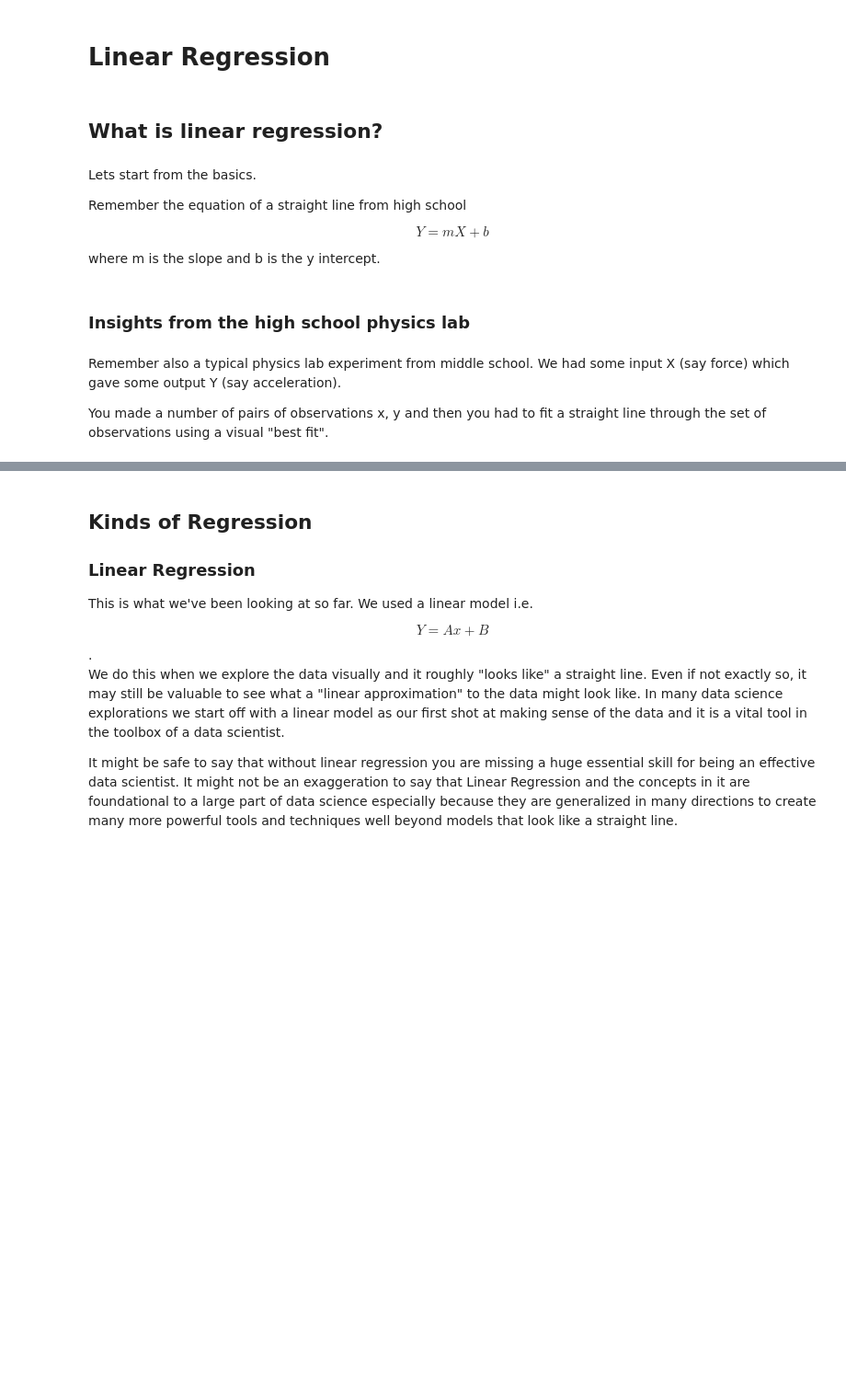
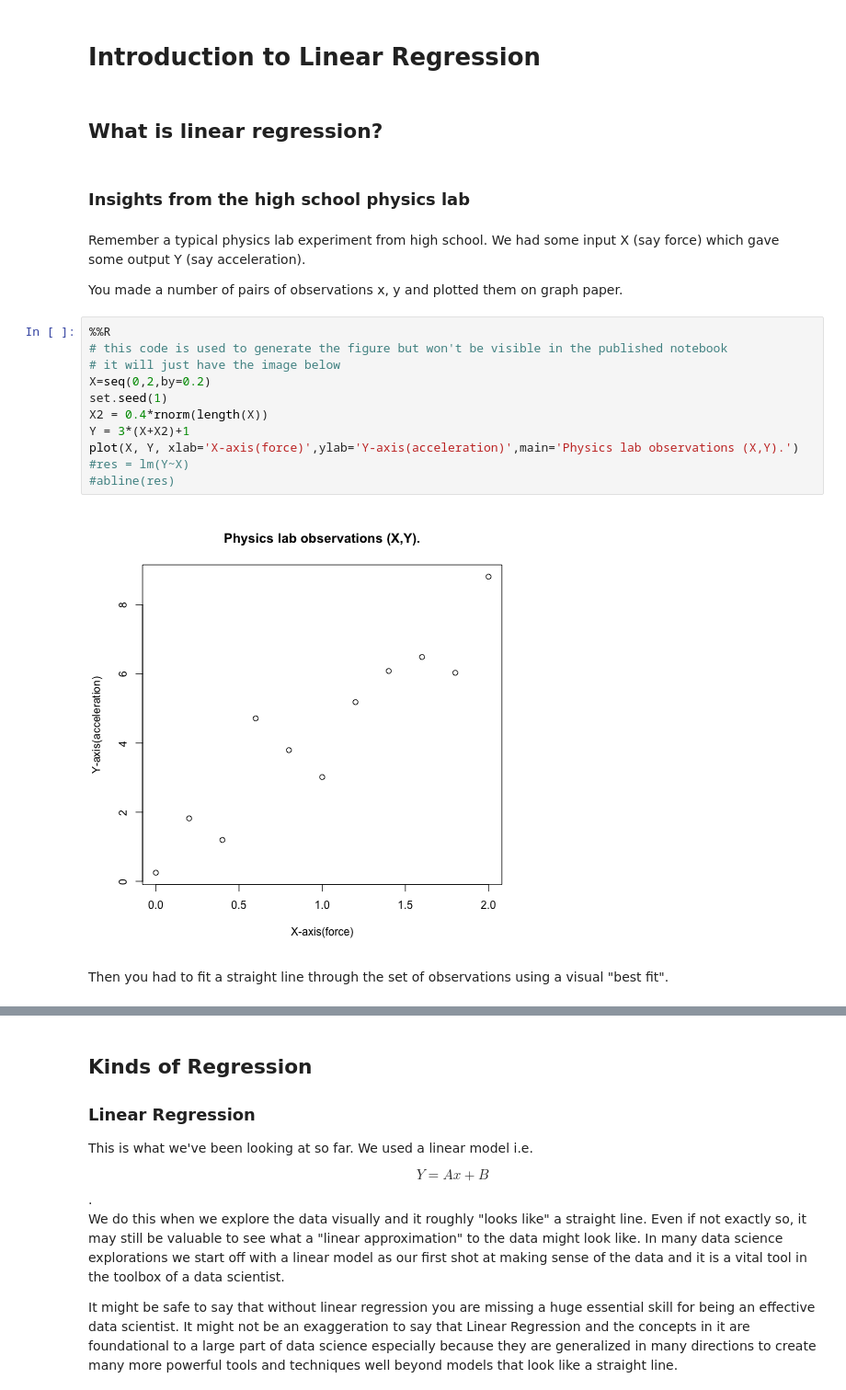
Before and after one commit to nborwankar/opendatasci, a Jupyter notebook: notebooks/Introduction to Linear Regression.ipynb, the cells around one changed output, grey strips where cells are left out. Shown at 92% size. Cells and saved outputs as stored; diff of their text form; blank space fills up the shorter version.

```diff
--- a/notebooks/Introduction to Linear Regression.ipynb
+++ b/notebooks/Introduction to Linear Regression.ipynb
@@ -1,23 +1,30 @@
 # %% [markdown]
-# Linear Regression
+Introduction to Linear Regression
+=================================
 # %% [markdown]
 What is linear regression?
 --------------------------
-# %% [markdown]
-Lets start from the basics.
-
-Remember the equation of a straight line from high school
-
-$$Y = mX + b$$
-
-where m is the slope and b is the y intercept.
 # %% [markdown]
 ### Insights from the high school physics lab
 # %% [markdown]
-Remember also a typical physics lab experiment from middle school. We had some input X (say force) which gave some output Y (say acceleration).
+Remember a typical physics lab experiment from high school. We had some input X (say force) which gave some output Y (say acceleration).
 
-You made a number of pairs of observations x, y and then you had to fit a straight line through the set of observations using a visual
-"best fit".
+You made a number of pairs of observations x, y and plotted them on graph paper.
+# %%
+%%R
+# this code is used to generate the figure but won't be visible in the published notebook
+# it will just have the image below
+X=seq(0,2,by=0.2)
+set.seed(1)
+X2 = 0.4*rnorm(length(X))
+Y = 3*(X+X2)+1
+plot(X, Y, xlab='X-axis(force)',ylab='Y-axis(acceleration)',main='Physics lab observations (X,Y).')
+#res = lm(Y~X)
+#abline(res)
+# %% [output]
+[figure, added]
+# %% [markdown]
+Then you had to fit a straight line through the set of observations using a visual "best fit".
 # %%
 %%R
 # this code is used to generate the figure but won't be visible in the published notebook
```
Also changed, not shown: parts of 21 cells of this notebook.
